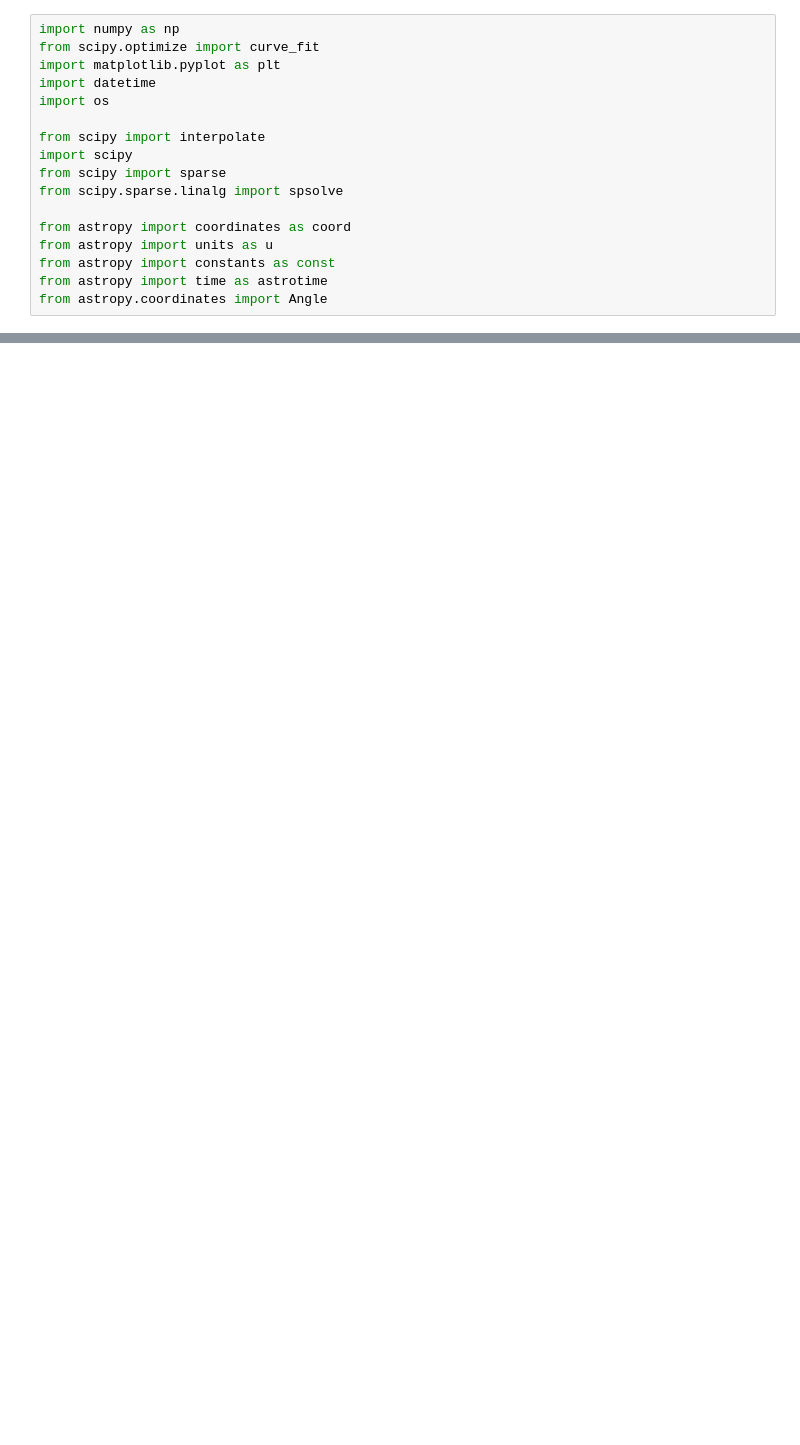
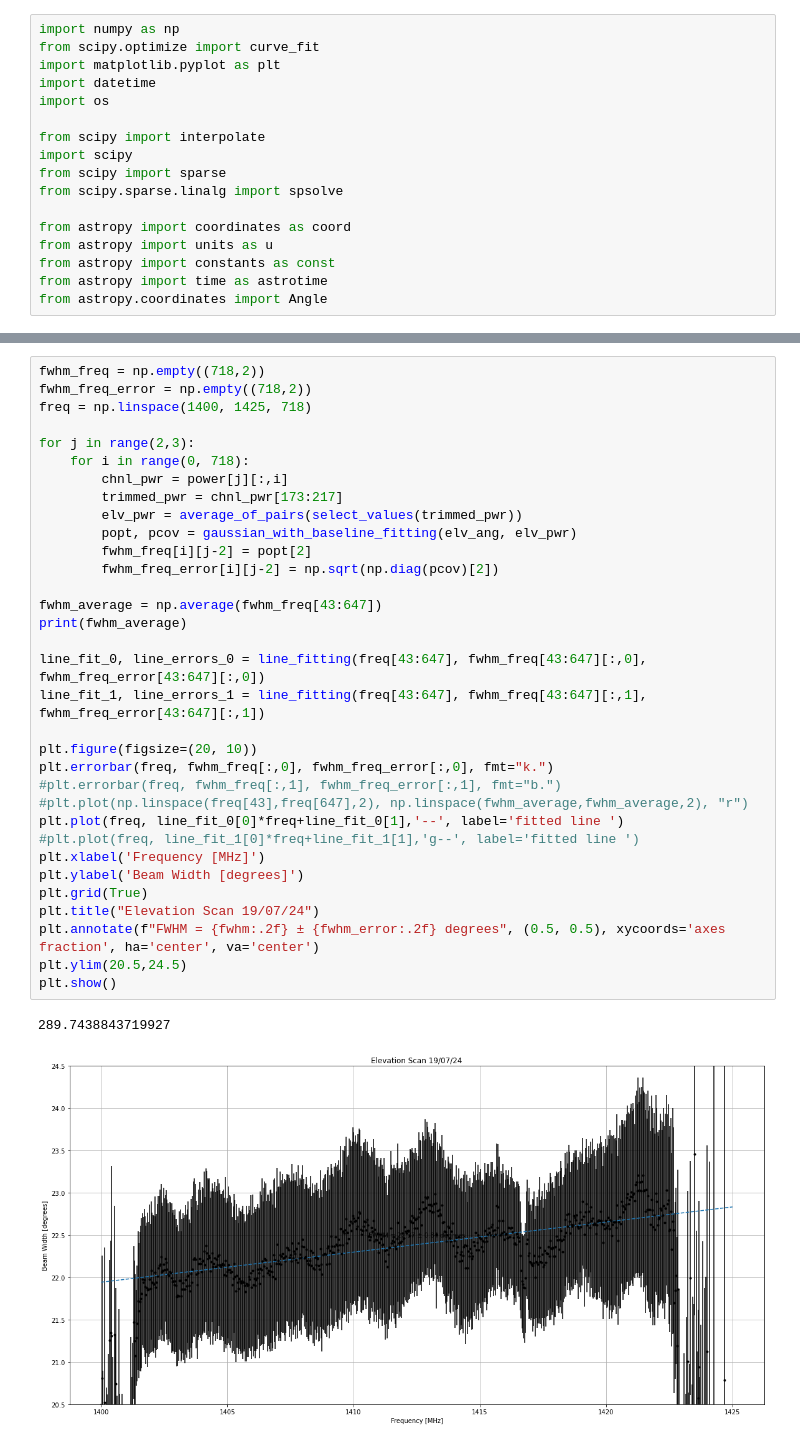
Before and after one commit to louis-hurrey/L-BASS, a Jupyter notebook: elevation_scan.ipynb, the cells around one changed output, grey strips where cells are left out. Drawn from its saved outputs; the diff is of its cells as text; blank space fills up the shorter version.

```diff
--- a/elevation_scan.ipynb
+++ b/elevation_scan.ipynb
@@ -148,0 +114,36 @@ print(elevation_fit[8][2]*360/(24*60))
+# %%
+fwhm_freq = np.empty((718,2))
+fwhm_freq_error = np.empty((718,2))
+freq = np.linspace(1400, 1425, 718)
+
+for j in range(2,3):
+    for i in range(0, 718):
+        chnl_pwr = power[j][:,i]
+        trimmed_pwr = chnl_pwr[173:217]
+        elv_pwr = average_of_pairs(select_values(trimmed_pwr))
+        popt, pcov = gaussian_with_baseline_fitting(elv_ang, elv_pwr)
+        fwhm_freq[i][j-2] = popt[2]
+        fwhm_freq_error[i][j-2] = np.sqrt(np.diag(pcov)[2])
+
+fwhm_average = np.average(fwhm_freq[43:647])
+print(fwhm_average)
+
+line_fit_0, line_errors_0 = line_fitting(freq[43:647], fwhm_freq[43:647][:,0], fwhm_freq_error[43:647][:,0])
+line_fit_1, line_errors_1 = line_fitting(freq[43:647], fwhm_freq[43:647][:,1], fwhm_freq_error[43:647][:,1])
+
+plt.figure(figsize=(20, 10))
+plt.errorbar(freq, fwhm_freq[:,0], fwhm_freq_error[:,0], fmt="k.")
+#plt.errorbar(freq, fwhm_freq[:,1], fwhm_freq_error[:,1], fmt="b.")
+#plt.plot(np.linspace(freq[43],freq[647],2), np.linspace(fwhm_average,fwhm_average,2), "r")
+plt.plot(freq, line_fit_0[0]*freq+line_fit_0[1],'--', label='fitted line ')
+#plt.plot(freq, line_fit_1[0]*freq+line_fit_1[1],'g--', label='fitted line ')
+plt.xlabel('Frequency [MHz]')
+plt.ylabel('Beam Width [degrees]')
+plt.grid(True)
+plt.title("Elevation Scan 19/07/24")
+plt.annotate(f"FWHM = {fwhm:.2f} ± {fwhm_error:.2f} degrees", (0.5, 0.5), xycoords='axes fraction', ha='center', va='center')
+plt.ylim(20.5,24.5)
+plt.show()
+# %% [output]
+289.7438843719927
+[figure, added]
```
Also changed, not shown: parts of 5 cells of this notebook, 2 other files.
